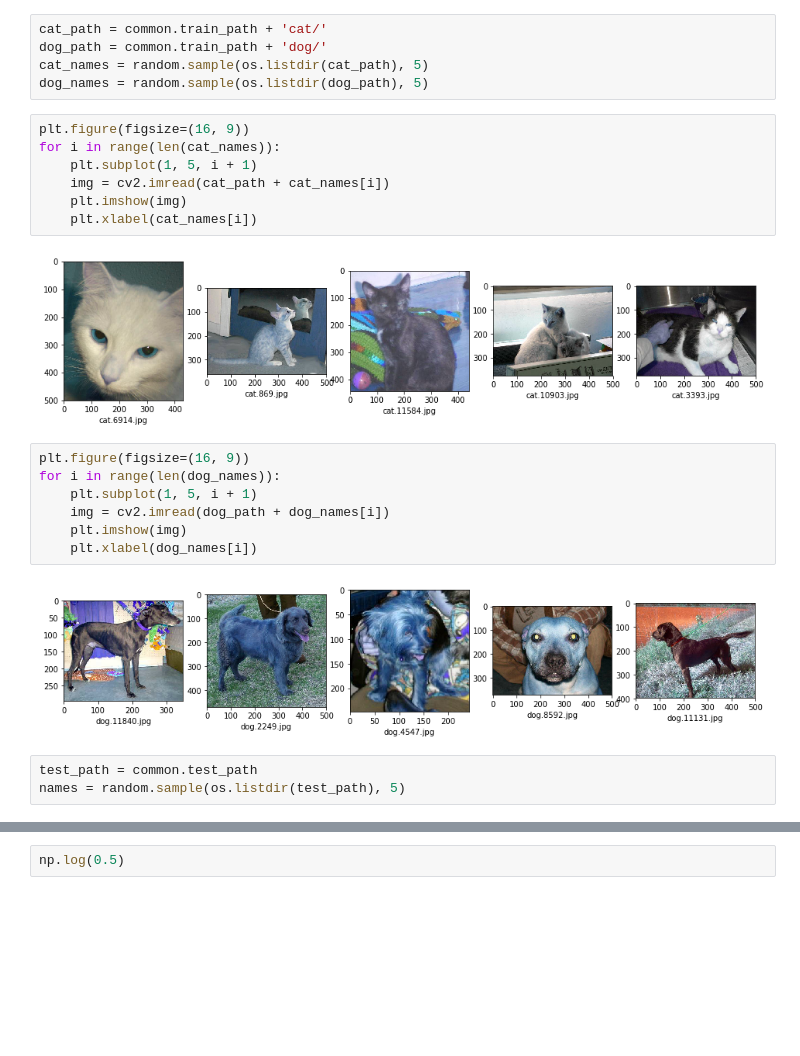
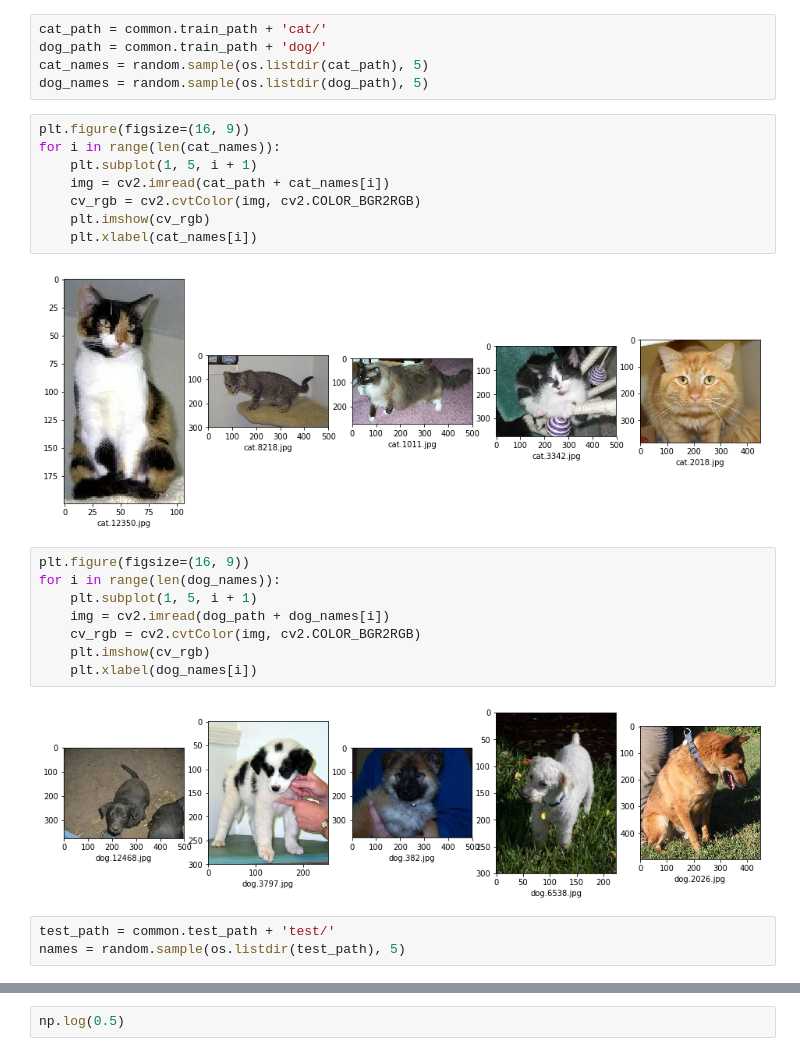
Before and after one commit to lssxfy123/PythonStudy, a Jupyter notebook: udacity_test/machine_learn/MLND_CN_Graduate/graduate6.ipynb, the cells around one changed output, grey strips where cells are left out. Drawn from its saved outputs; the diff is of its cells as text; blank space fills up the shorter version.

```diff
--- a/udacity_test/machine_learn/MLND_CN_Graduate/graduate6.ipynb
+++ b/udacity_test/machine_learn/MLND_CN_Graduate/graduate6.ipynb
@@ -48,23 +46,25 @@ dog_names = random.sample(os.listdir(dog_path), 5)
 # %%
 plt.figure(figsize=(16, 9))
 for i in range(len(cat_names)):
     plt.subplot(1, 5, i + 1)
     img = cv2.imread(cat_path + cat_names[i])
-    plt.imshow(img)
+    cv_rgb = cv2.cvtColor(img, cv2.COLOR_BGR2RGB)
+    plt.imshow(cv_rgb)
     plt.xlabel(cat_names[i])
 # %% [output]
-[figure, old version]
+[figure, new version]
 # %%
 plt.figure(figsize=(16, 9))
 for i in range(len(dog_names)):
     plt.subplot(1, 5, i + 1)
     img = cv2.imread(dog_path + dog_names[i])
-    plt.imshow(img)
+    cv_rgb = cv2.cvtColor(img, cv2.COLOR_BGR2RGB)
+    plt.imshow(cv_rgb)
     plt.xlabel(dog_names[i])
 # %% [output]
-[figure, old version]
+[figure, new version]
 # %%
-test_path = common.test_path
+test_path = common.test_path + 'test/'
 names = random.sample(os.listdir(test_path), 5)
 # %%
 plt.figure(figsize=(16, 9))
```
Also changed, not shown: parts of 8 cells of this notebook, 4 other files.
